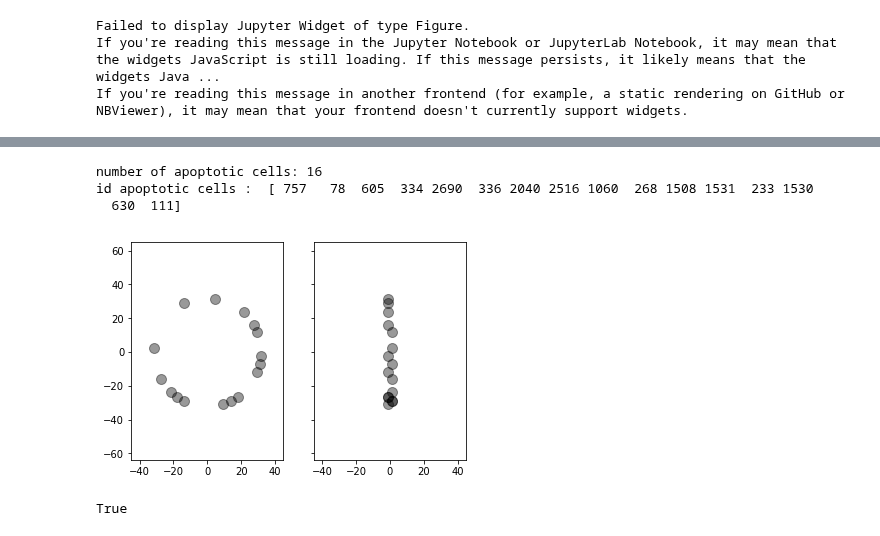
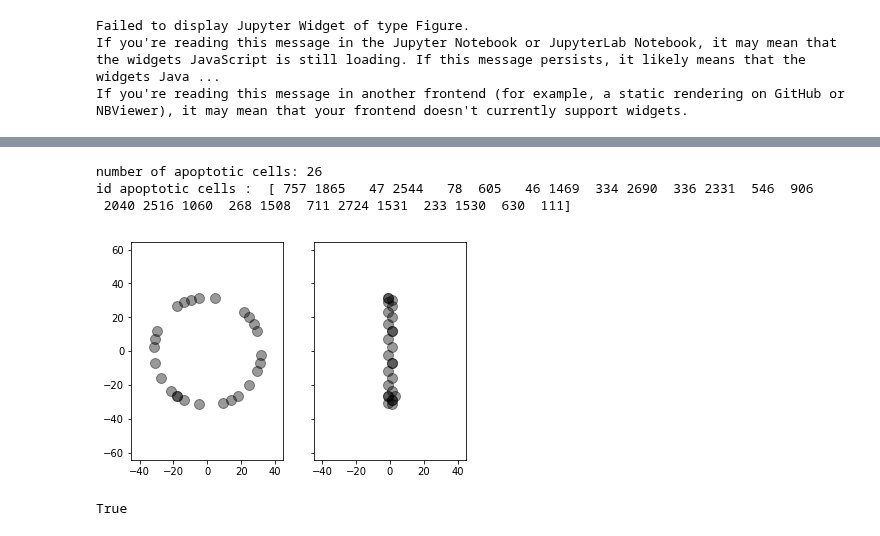
Before and after one commit to suzannelab/polarity, a Jupyter notebook: notebooks/BasicTissueApoptosisSuperEgg.ipynb, the cells around one changed output, grey strips where cells are left out. Saved outputs shown, nothing was run; the diff lists cells and outputs as text; code cells hidden in the pictures.

Commit message:
WIP create initial superegg tissue

```diff
--- a/notebooks/BasicTissueApoptosisSuperEgg.ipynb
+++ b/notebooks/BasicTissueApoptosisSuperEgg.ipynb
@@ -82,21 +86,17 @@ except FileExistsError:
 
 def load_before_apopto(anchor_tension=0):
 
-    h5store = '../examples/superegg.hf5'
+    h5store = 'superegg_v1.hf5'
     #h5store = '../data/hf5/small_hexagonal.hf5'
 
     datasets = load_datasets(h5store,
                              data_names=['face', 'vert', 'edge'])
-    specs = config.geometry.cylindrical_sheet()
-    sheet = Sheet('fold', datasets, specs)
+    with open('../examples/superegg.json', 'r+') as fp:
+        specs = json.load(fp)
+    sheet = Sheet('fold', datasets)
     sheet.sanitize()
     geom.update_all(sheet)
-    sheet.vert_df['radial_tension']=0
-    sheet.edge_df['opposite'] = sheet.get_opposite()
-    sheet.settings['lumen_vol'] = 837809.9534519882
-    sheet.settings["lumen_prefered_vol"]= sheet.settings["lumen_vol"]*1.1
-    sheet.settings["lumen_vol_elasticity"]= 1e-1/sheet.Nf
-    sheet.settings["threshold_length"]= 1e-2
+
     return sheet
 
 sheet = load_before_apopto(0)
@@ -207,6 +122,6 @@ sheet.edge_df[sheet.edge_df.face==12]
 # %%
 def apopto_pdf(zed, theta, z0=0.,
-               width_apopto=1.5, amp=0.8):
+               width_apopto=1.8, amp=0.4):
     p = (np.exp(-(zed - z0)**2 / width_apopto**2) *
          (1 - amp*(np.cos(theta/2)**2)))
     return p
@@ -214,37 +129,37 @@ def apopto_pdf(zed, theta, z0=0.,
 def get_apopto_cells(sheet):
 
     np.random.seed(40)
     sheet.face_df['theta'] = np.arctan2(sheet.face_df['x'],
                                         sheet.face_df['y'])
 
     p_apopto = apopto_pdf(sheet.face_df['z'], sheet.face_df['theta'])
     rand_field = np.random.random(sheet.face_df.shape[0])
     apopto_cells = p_apopto[p_apopto>rand_field].index
     apopto_cells = np.array([c for c in sheet.face_df.loc[apopto_cells].sort_values('x').index
                              if sheet.face_df.loc[c, 'is_alive']])
     return apopto_cells
 
 apopto_cells = get_apopto_cells(sheet)
 print('number of apoptotic cells: {}'.format(apopto_cells.size))
 
 fig, (ax0, ax1) = plt.subplots(1, 2, sharex=True, sharey=True)
 ax0.scatter(sheet.face_df.loc[apopto_cells, 'x'],
             sheet.face_df.loc[apopto_cells, 'y'], c='k',
             s=100, alpha=0.4)
 ax0.set_aspect('equal')
 
 
 ax1.scatter(sheet.face_df.loc[apopto_cells, 'z'],
             sheet.face_df.loc[apopto_cells, 'y'], c='k',
             s=100, alpha=0.4)
 ax1.set_aspect('equal')
 ax1.set_xlim(-45, 45);
 print ('id apoptotic cells : ', apopto_cells)
 # %% [output]
-number of apoptotic cells: 16
-id apoptotic cells :  [ 757   78  605  334 2690  336 2040 2516 1060  268 1508 1531  233 1530
-  630  111]
+number of apoptotic cells: 26
+id apoptotic cells :  [ 757 1865   47 2544   78  605   46 1469  334 2690  336 2331  546  906
+ 2040 2516 1060  268 1508  711 2724 1531  233 1530  630  111]
-[figure, old version]
+[figure, new version]
 # %%
 def apoptosis_time_table(sheet,
                          apoptotic_cell,
```
Also changed, not shown: parts of 15 cells of this notebook, 12 other files.
